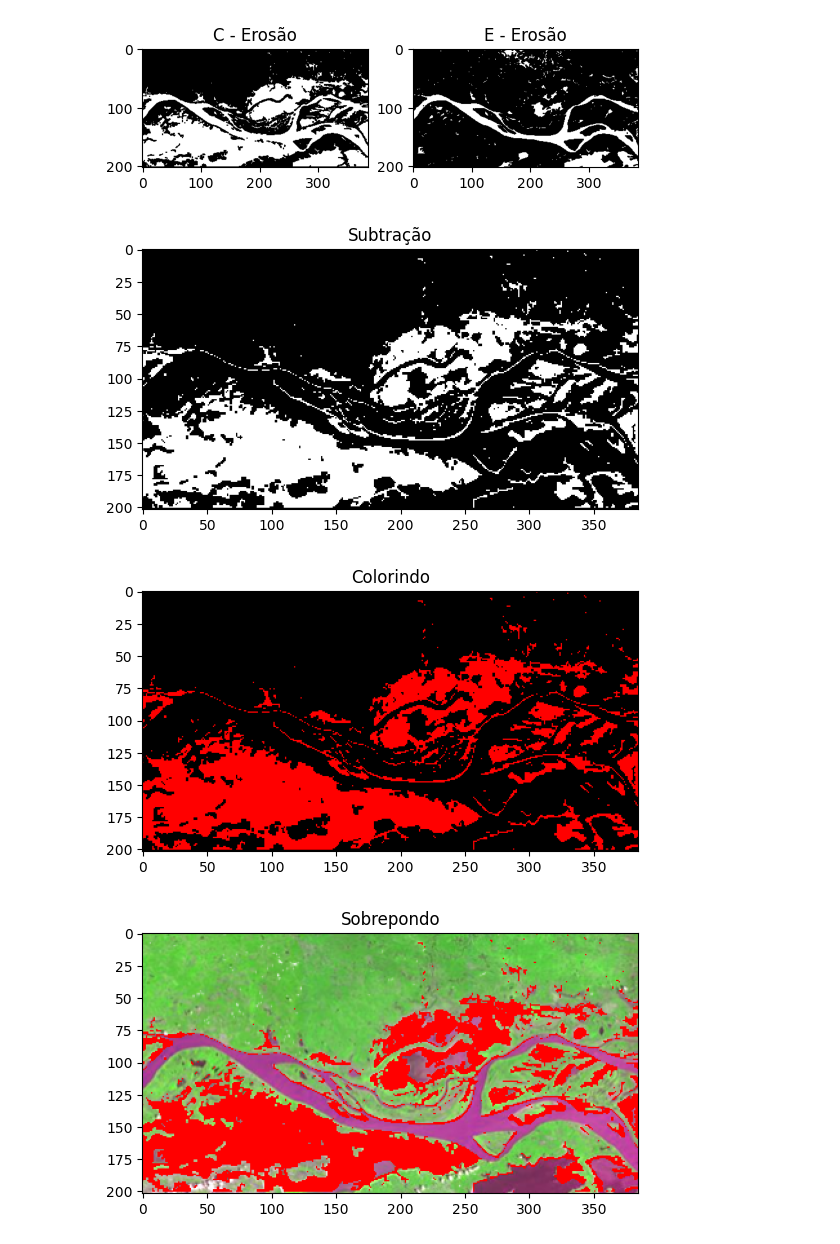
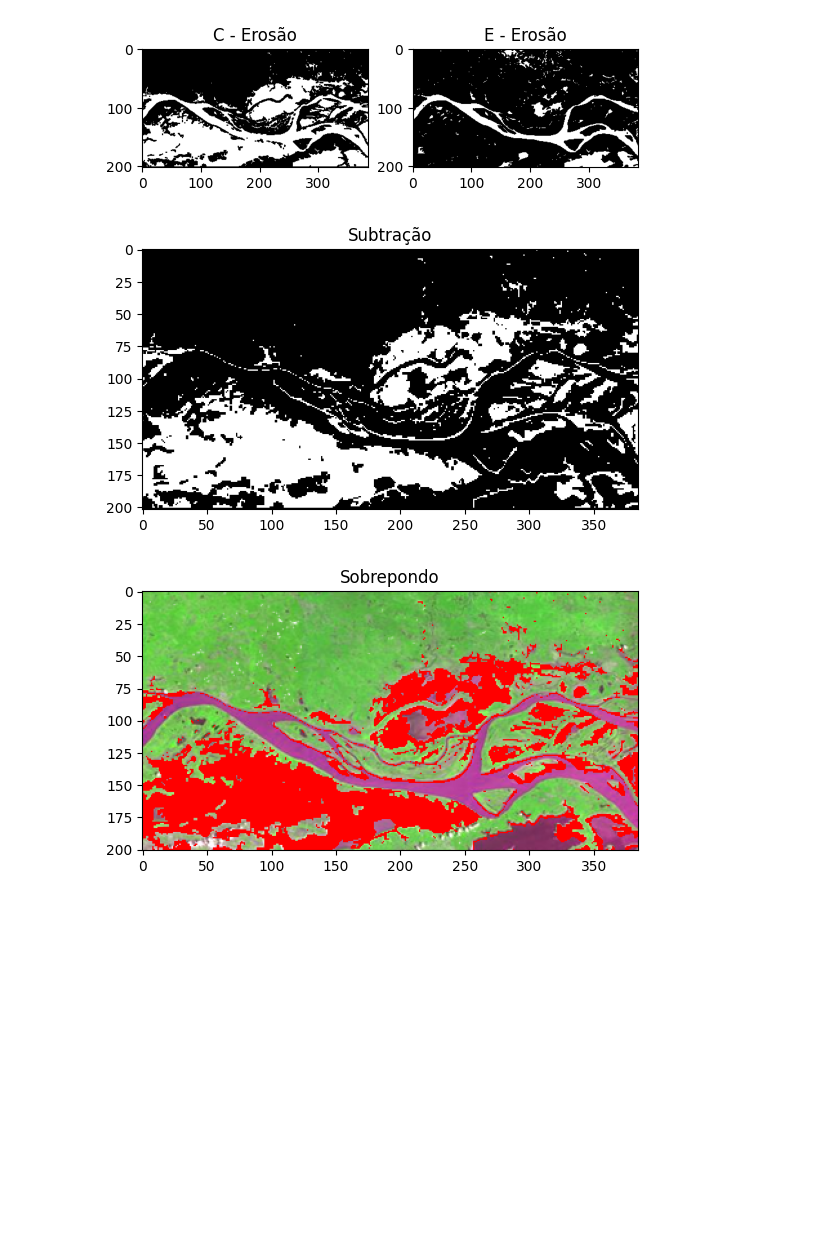
Before and after one commit to micaelol12/Grafos, a Jupyter notebook: trabalho.ipynb, the cells around one changed output. Cells and saved outputs as stored; diff of their text form; code cells hidden in the pictures; blank space fills up the shorter version.

```diff
--- a/trabalho.ipynb
+++ b/trabalho.ipynb
@@ -5,7 +5,7 @@ import numpy as np
 
 img_chuvoso = cv2.imread('chuvoso.png')
 img_estiagem = cv2.imread('estiagem.png')
-
+img_estiagem_original = img_estiagem
 altura1, largura1 = img_chuvoso.shape[:2]
 
 img_estiagem = cv2.resize(img_estiagem, (largura1, altura1))
@@ -17,7 +17,7 @@ img_chuvoso = cv2.cvtColor(img_chuvoso, cv2.COLOR_RGB2GRAY)
 plt.subplot(1,2,1)
 plt.imshow(img_chuvoso, 'gray')
 plt.title('C - Imagem Preto e Branco')
-img_estiagem_original = img_estiagem
+
 
 #Estiagem
 img_estiagem = cv2.cvtColor(img_estiagem, cv2.COLOR_RGB2GRAY)
@@ -97,49 +97,32 @@ plt.subplot(1,2,2)
 plt.imshow(img_estiagem,'gray')
 plt.title('E - Dilatação')
  """
 
 plt.show()
 
 ## Subtraindo imagens
 subtractedImage = cv2.subtract(img_chuvoso,img_estiagem)
 plt.imshow(subtractedImage,'gray')
 plt.title('Subtração')
 plt.show()
 
 ## Colorindo
 
 altura, largura = subtractedImage.shape
 
-imagem_colorida = np.zeros((altura, largura, 3), dtype=np.uint8)
-
 for i in range(altura):
     for j in range(largura):
         if subtractedImage[i, j] == 255:
-             imagem_colorida[i,j] = [255, 0, 0]
-
-
-plt.imshow(imagem_colorida)
-plt.title('Colorindo')
-plt.show()
-
-altura, largura = subtractedImage.shape
-
-
-## Sobrepondo
-for i in range(altura):
-    for j in range(largura):
-        if  np.array_equal(imagem_colorida[i, j], [255, 0, 0]):
-             img_estiagem_original[i,j] = [255, 0, 0]
+                 img_estiagem_original[i,j] = [255, 0, 0]
 
 
 plt.imshow(img_estiagem_original)
 plt.title('Sobrepondo')
 plt.show()
 # %% [output]
 [figure]
 [figure]
 [figure]
 [figure]
 [figure]
-[figure, old version]
+[figure, new version]
-[figure, removed]
```
Also changed, not shown: 2 other files.
